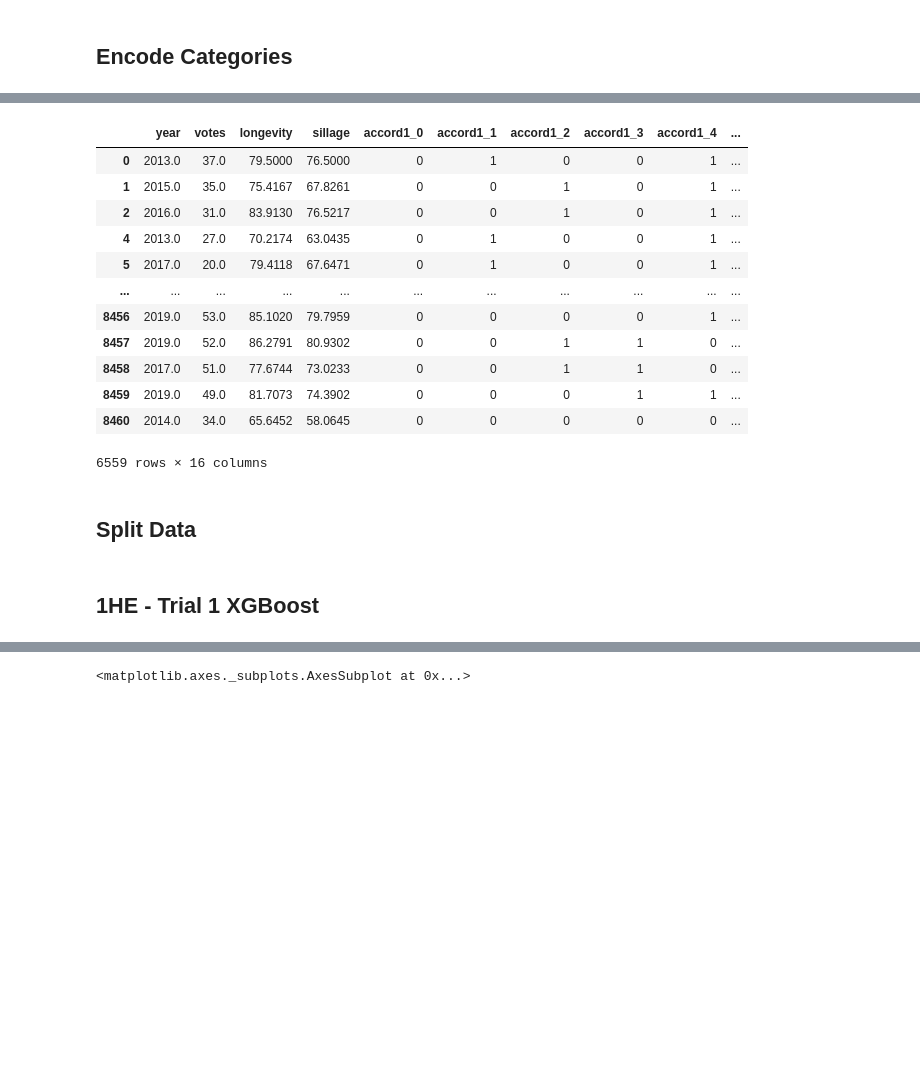
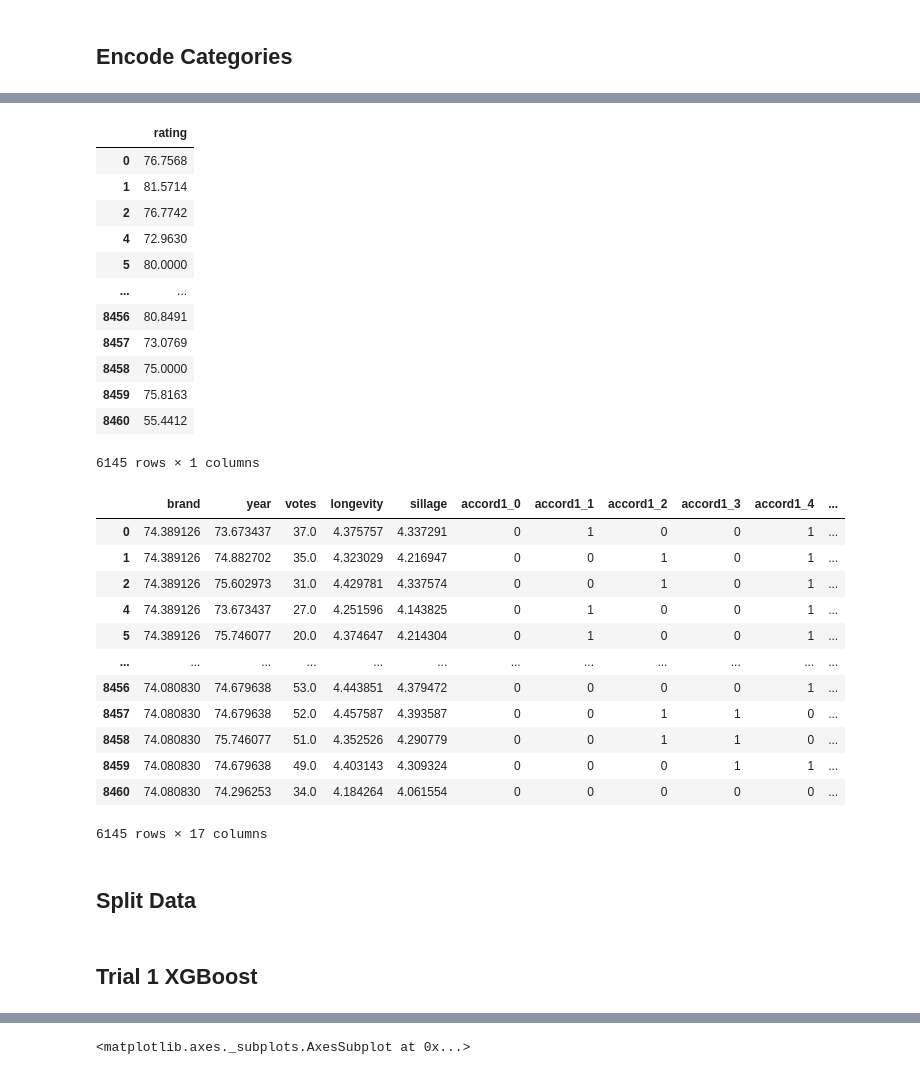
Before and after one commit to 1aguna/pyfume, a Jupyter notebook: notebook.ipynb, the cells around one changed output, grey strips where cells are left out. Drawn from its saved outputs; the diff is of its cells as text; code cells hidden in the pictures; blank space fills up the shorter version.

```diff
--- a/notebook.ipynb
+++ b/notebook.ipynb
@@ -95,0 +116,4 @@ data['ratings'] = log_ratings
+# %%
+# Drop NA's from removing outliers
+data.dropna(inplace=True)
+display(data)
@@ -134,24 +136,65 @@ X = numerical_data.drop(['rating', 'ratings'],axis=1)
-# %%
-display(X)
-# %% [output]
-|  | year | votes | longevity | sillage | accord1_0 | accord1_1 | accord1_2 | accord1_3 | accord1_4 | ... |
-| 0 | 2013.0 | 37.0 | 79.5000 | 76.5000 | 0 | 1 | 0 | 0 | 1 | ... |
-| 1 | 2015.0 | 35.0 | 75.4167 | 67.8261 | 0 | 0 | 1 | 0 | 1 | ... |
-| 2 | 2016.0 | 31.0 | 83.9130 | 76.5217 | 0 | 0 | 1 | 0 | 1 | ... |
-| 4 | 2013.0 | 27.0 | 70.2174 | 63.0435 | 0 | 1 | 0 | 0 | 1 | ... |
-| 5 | 2017.0 | 20.0 | 79.4118 | 67.6471 | 0 | 1 | 0 | 0 | 1 | ... |
-| ... | ... | ... | ... | ... | ... | ... | ... | ... | ... | ... |
-| 8456 | 2019.0 | 53.0 | 85.1020 | 79.7959 | 0 | 0 | 0 | 0 | 1 | ... |
-| 8457 | 2019.0 | 52.0 | 86.2791 | 80.9302 | 0 | 0 | 1 | 1 | 0 | ... |
-| 8458 | 2017.0 | 51.0 | 77.6744 | 73.0233 | 0 | 0 | 1 | 1 | 0 | ... |
-| 8459 | 2019.0 | 49.0 | 81.7073 | 74.3902 | 0 | 0 | 0 | 1 | 1 | ... |
-| 8460 | 2014.0 | 34.0 | 65.6452 | 58.0645 | 0 | 0 | 0 | 0 | 0 | ... |
-6559 rows × 16 columns
+# %%
+data['accord1'] = data['accord1'].astype('category')
+data['accord2'] = data['accord2'].astype('category')
+data['brand'] = data['brand'].astype('category')
+data['year'] = data['year'].astype('category')
+
+accord_cols=["accord1", "accord2"]
+brand_cols = ['brand']
+year_cols = ['year']
+
+# Encode Accords
+bin_enc = BinaryEncoder(cols=accord_cols).fit(data)
+encoded = bin_enc.transform(data)
+
+encoded_y = encoded.filter(['rating'])
+encoded_x = encoded.drop(['rating'], axis=1)
+
+# Encode the Year
+targ_encoder = TargetEncoder(cols=year_cols).fit(encoded_x, encoded_y)
+encoded_x = targ_encoder.transform(encoded_x)
+
+# Encode brand name
+targ_encoder2 = TargetEncoder(cols=brand_cols).fit(encoded_x, encoded_y)
+encoded_x = targ_encoder2.transform(encoded_x)
+# %%
+y = encoded_y
+X = encoded_x
+
+display(y)
+display(X)
+# %% [output]
+|  | rating |
+| 0 | 76.7568 |
+| 1 | 81.5714 |
+| 2 | 76.7742 |
+| 4 | 72.9630 |
+| 5 | 80.0000 |
+| ... | ... |
+| 8456 | 80.8491 |
+| 8457 | 73.0769 |
+| 8458 | 75.0000 |
+| 8459 | 75.8163 |
+| 8460 | 55.4412 |
+6145 rows × 1 columns
+|  | brand | year | votes | longevity | sillage | accord1_0 | accord1_1 | accord1_2 | accord1_3 | accord1_4 | ... |
+| 0 | 74.389126 | 73.673437 | 37.0 | 4.375757 | 4.337291 | 0 | 1 | 0 | 0 | 1 | ... |
+| 1 | 74.389126 | 74.882702 | 35.0 | 4.323029 | 4.216947 | 0 | 0 | 1 | 0 | 1 | ... |
+| 2 | 74.389126 | 75.602973 | 31.0 | 4.429781 | 4.337574 | 0 | 0 | 1 | 0 | 1 | ... |
+| 4 | 74.389126 | 73.673437 | 27.0 | 4.251596 | 4.143825 | 0 | 1 | 0 | 0 | 1 | ... |
+| 5 | 74.389126 | 75.746077 | 20.0 | 4.374647 | 4.214304 | 0 | 1 | 0 | 0 | 1 | ... |
+| ... | ... | ... | ... | ... | ... | ... | ... | ... | ... | ... | ... |
+| 8456 | 74.080830 | 74.679638 | 53.0 | 4.443851 | 4.379472 | 0 | 0 | 0 | 0 | 1 | ... |
+| 8457 | 74.080830 | 74.679638 | 52.0 | 4.457587 | 4.393587 | 0 | 0 | 1 | 1 | 0 | ... |
+| 8458 | 74.080830 | 75.746077 | 51.0 | 4.352526 | 4.290779 | 0 | 0 | 1 | 1 | 0 | ... |
+| 8459 | 74.080830 | 74.679638 | 49.0 | 4.403143 | 4.309324 | 0 | 0 | 0 | 1 | 1 | ... |
+| 8460 | 74.080830 | 74.296253 | 34.0 | 4.184264 | 4.061554 | 0 | 0 | 0 | 0 | 0 | ... |
+6145 rows × 17 columns
 # %% [markdown]
 ## Split Data
 # %%
 x_train, x_test, y_train, y_test = train_test_split(X, y, test_size=0.1, random_state=2)
 # x_test, x_val, y_test, y_val = train_test_split(x_test, y_test, test_size=0.50, random_state=2)
 # %% [markdown]
-## 1HE - Trial 1 XGBoost
+## Trial 1 XGBoost
 # %%
```
Also changed, not shown: parts of 23 cells of this notebook.
